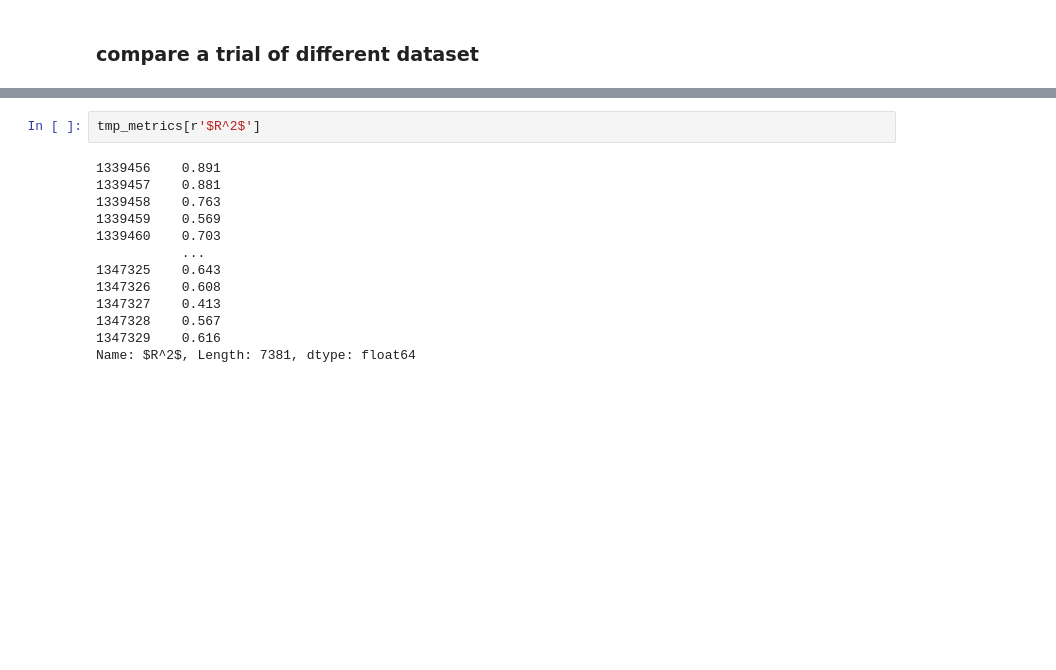
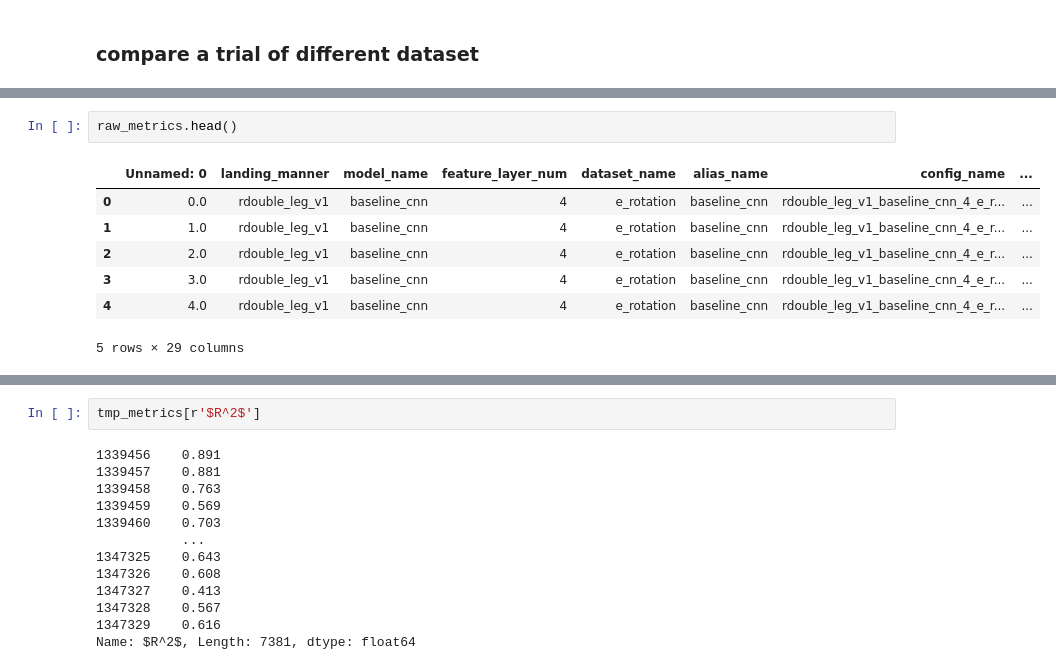
Before and after one commit to sunzhon/transfer_learning_for_droplanding, a Jupyter notebook: jupyter-lab/P6_figure_results_v3.ipynb, the cells around one changed output, grey strips where cells are left out. Drawn from its saved outputs; the diff is of its cells as text; blank space fills up the shorter version.

```diff
--- a/jupyter-lab/P6_figure_results_v3.ipynb
+++ b/jupyter-lab/P6_figure_results_v3.ipynb
@@ -870,3 +918,13 @@ MD vs. CTD: Mann-Whitney-Wilcoxon test two-sided, P_val:6.530e-02 U_stat=1.479e+
+# %%
+raw_metrics.head()
+# %% [output]
+|  | Unnamed: 0 | landing_manner | model_name | feature_layer_num | dataset_name | alias_name | config_name | ... |
+| 0 | 0.0 | rdouble_leg_v1 | baseline_cnn | 4 | e_rotation | baseline_cnn | rdouble_leg_v1_baseline_cnn_4_e_r... | ... |
+| 1 | 1.0 | rdouble_leg_v1 | baseline_cnn | 4 | e_rotation | baseline_cnn | rdouble_leg_v1_baseline_cnn_4_e_r... | ... |
+| 2 | 2.0 | rdouble_leg_v1 | baseline_cnn | 4 | e_rotation | baseline_cnn | rdouble_leg_v1_baseline_cnn_4_e_r... | ... |
+| 3 | 3.0 | rdouble_leg_v1 | baseline_cnn | 4 | e_rotation | baseline_cnn | rdouble_leg_v1_baseline_cnn_4_e_r... | ... |
+| 4 | 4.0 | rdouble_leg_v1 | baseline_cnn | 4 | e_rotation | baseline_cnn | rdouble_leg_v1_baseline_cnn_4_e_r... | ... |
+5 rows × 29 columns
 # %%
 # rename column name:
 rename_dict = {'train_sub_num':r'$s_n$', 'tre_trial_num':r'$t_n$','feature_layer_num':r'$L_n$','r2':r"$R^2$", 'dataset_name': "Dataset method"}
```
Also changed, not shown: parts of 11 cells of this notebook, 2 other files.
